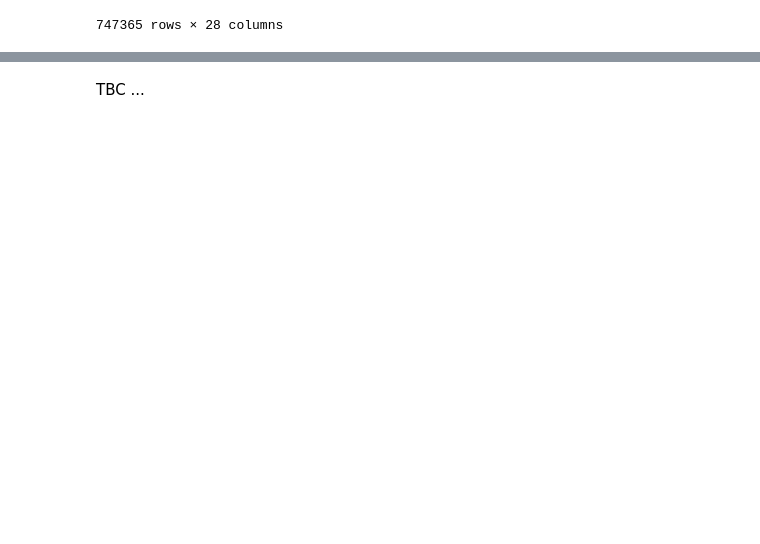
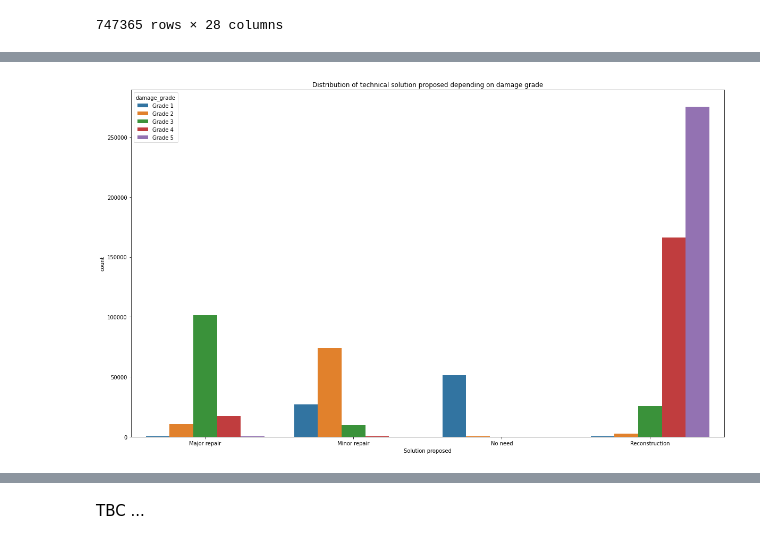
Before and after one commit to sandraabu/earthquake-damage, a Jupyter notebook: sql-earthquake.ipynb, the cells around one changed output, grey strips where cells are left out. Drawn from its saved outputs; the diff is of its cells as text; code cells hidden in the pictures; blank space fills up the shorter version.

```diff
--- a/sql-earthquake.ipynb
+++ b/sql-earthquake.ipynb
@@ -174,0 +457,12 @@ FROM household_earthquake_impact;
+# %%
+solution = pd.read_sql("""
+
+SELECT DISTINCT(technical_solution_proposed),
+damage_grade, COUNT(technical_solution_proposed) as count
+FROM building_damage_assessment
+WHERE damage_grade IS NOT NULL
+GROUP BY damage_grade, technical_solution_proposed
+
+""", conn)
+
+solution
@@ -174,0 +487,8 @@ FROM household_earthquake_impact;
+# %%
+plt.figure(figsize=(20,12))
+ax = sns.barplot(x='technical_solution_proposed',y = 'count',data=solution, hue = 'damage_grade')
+plt.title("Distribution of technical solution proposed depending on damage grade")
+plt.xlabel("Solution proposed")
+plt.show()
+# %% [output]
+[figure, added]
```
Also changed, not shown: parts of 24 cells of this notebook.
